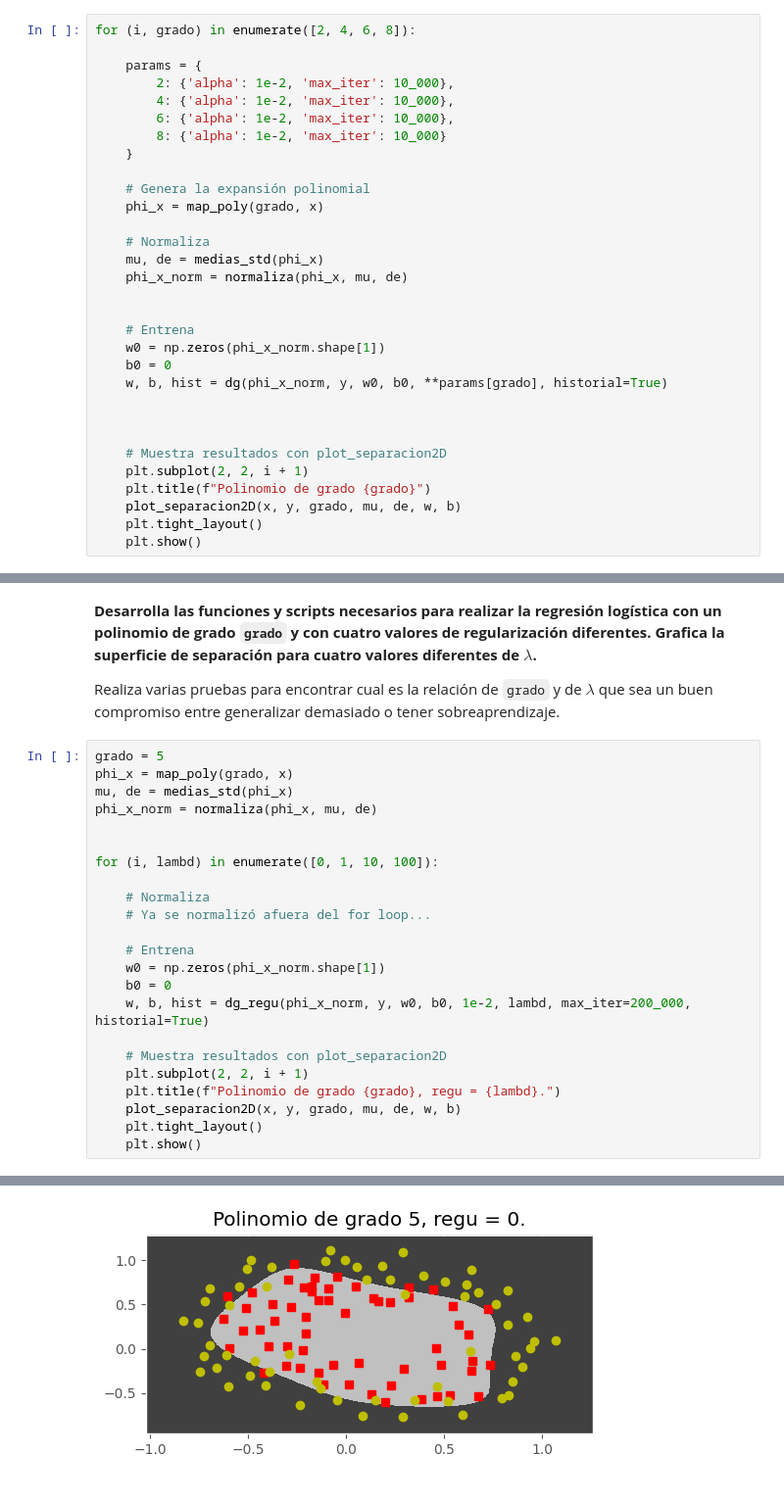
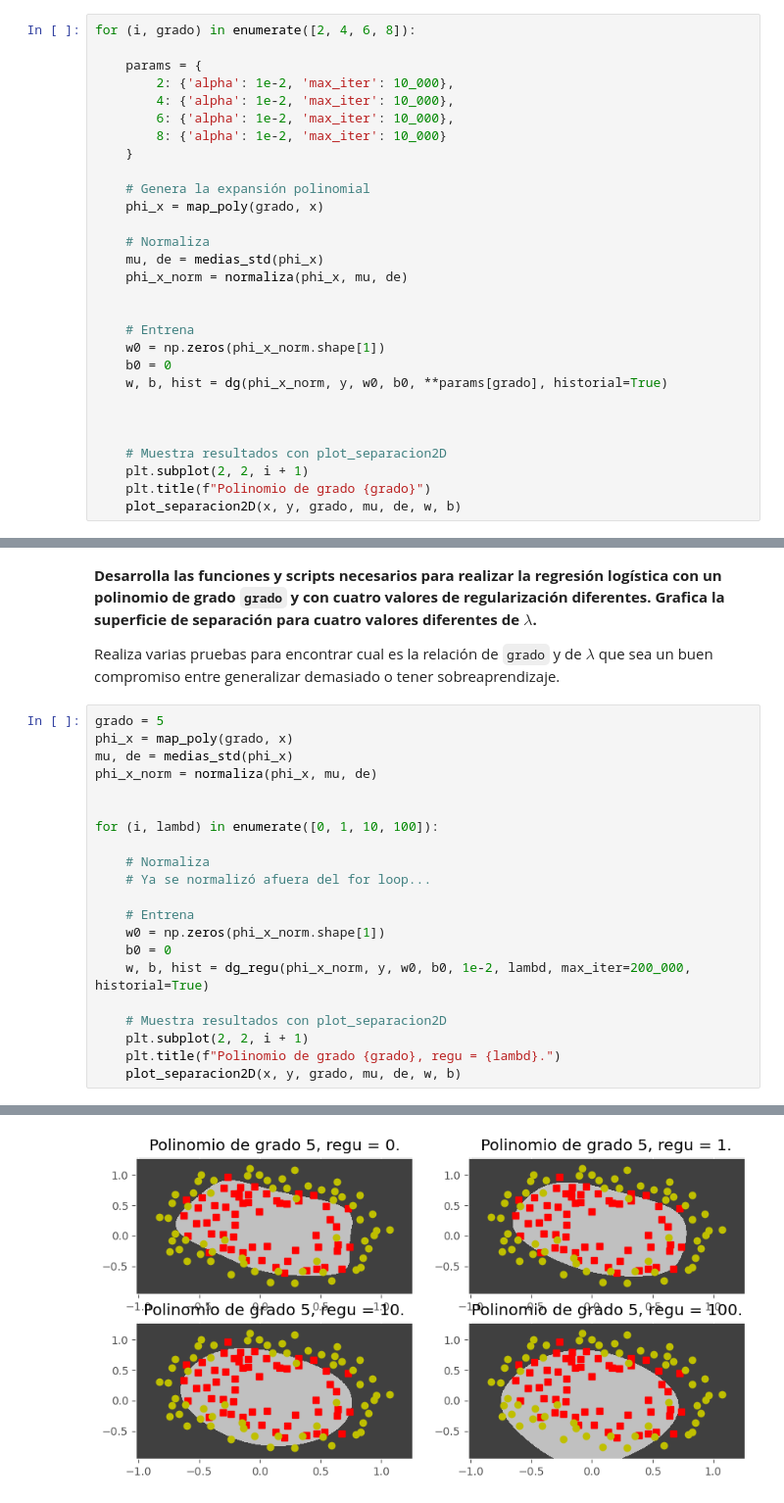
Before and after one commit to Alejandro-Barreras/2-Aprendizaje-2026-barreras, a Jupyter notebook: regularizacion_logistica.ipynb, the cells around one changed output, grey strips where cells are left out. Shown at 98% size. Drawn from its saved outputs; the diff is of its cells as text.

```diff
--- a/regularizacion_logistica.ipynb
+++ b/regularizacion_logistica.ipynb
@@ -452,8 +452,6 @@ for (i, grado) in enumerate([2, 4, 6, 8]):
     plt.subplot(2, 2, i + 1)
     plt.title(f"Polinomio de grado {grado}")
     plot_separacion2D(x, y, grado, mu, de, w, b)
-    plt.tight_layout()
-    plt.show()
 # %% [output]
 (600, 600) (600, 600) (360000, 5)
 (251069,)
@@ -607,8 +602,6 @@ for (i, lambd) in enumerate([0, 1, 10, 100]):
     plt.subplot(2, 2, i + 1)
     plt.title(f"Polinomio de grado {grado}, regu = {lambd}.")
     plot_separacion2D(x, y, grado, mu, de, w, b)
-    plt.tight_layout()
-    plt.show()
 # %% [output]
 (600, 600) (600, 600) (360000, 20)
 (248226,)
@@ -615 +614 @@ for (i, lambd) in enumerate([0, 1, 10, 100]):
-[figure, old version]
+[figure, new version]
```
Also changed, not shown: parts of 6 cells of this notebook.
